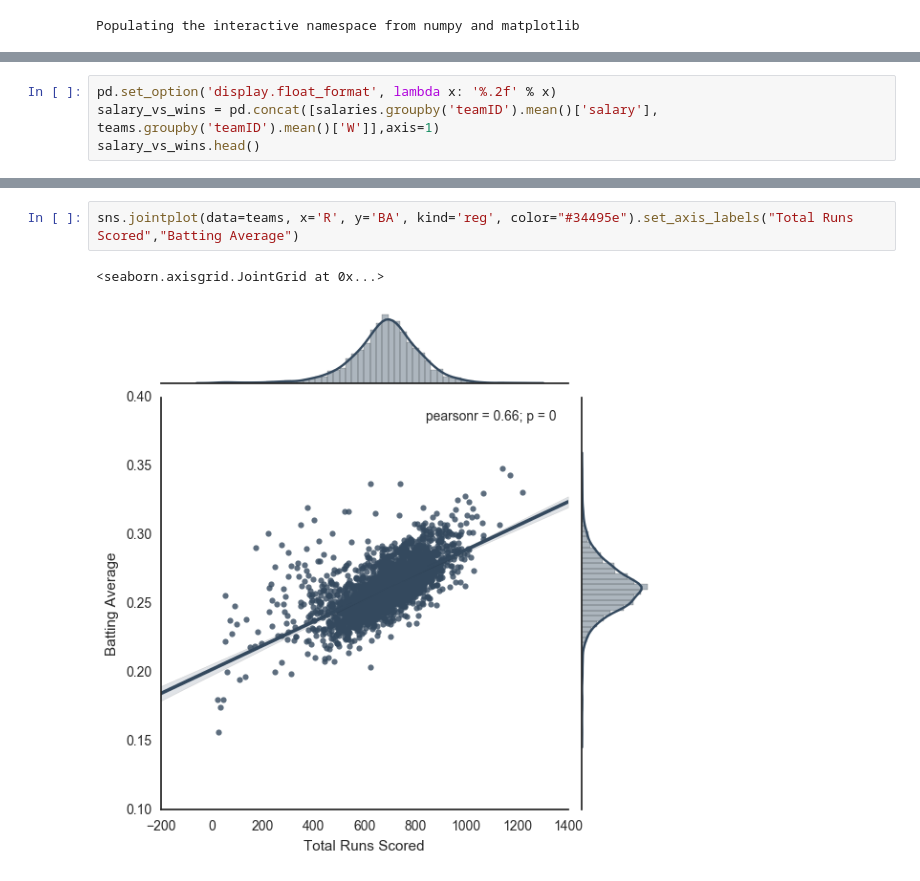
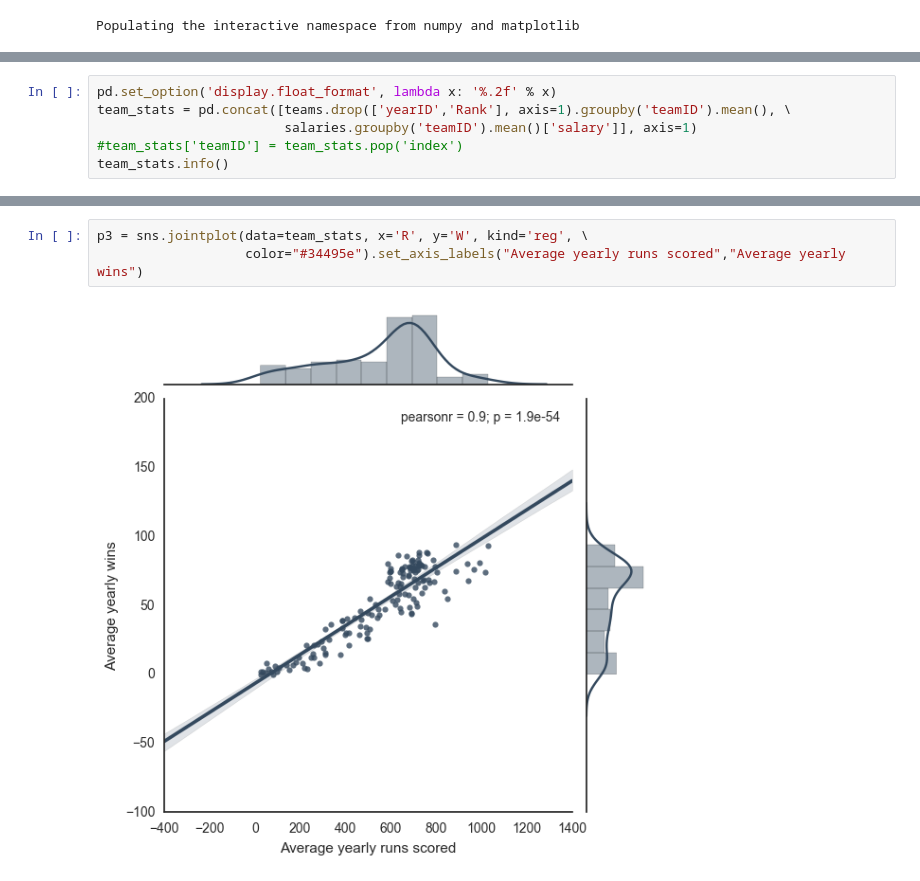
Before and after one commit to bonamprabhu/baseball-statistics, a Jupyter notebook: baseball-statistics.ipynb, the cells around one changed output, grey strips where cells are left out. Drawn from its saved outputs; the diff is of its cells as text.

```diff
--- a/baseball-statistics.ipynb
+++ b/baseball-statistics.ipynb
@@ -52,5 +54,7 @@ memory usage: 999.1+ KB
 # %%
 pd.set_option('display.float_format', lambda x: '%.2f' % x)
-salary_vs_wins = pd.concat([salaries.groupby('teamID').mean()['salary'], teams.groupby('teamID').mean()['W']],axis=1)
-salary_vs_wins.head()
+team_stats = pd.concat([teams.drop(['yearID','Rank'], axis=1).groupby('teamID').mean(), \
+                        salaries.groupby('teamID').mean()['salary']], axis=1)
+#team_stats['teamID'] = team_stats.pop('index')
+team_stats.info()
 # %% [output]
@@ -84,5 +146,5 @@ teams['BA'] = teams['H']/teams['AB']
 # %%
-sns.jointplot(data=teams, x='R', y='BA', kind='reg', color="#34495e").set_axis_labels("Total Runs Scored","Batting Average")
+p3 = sns.jointplot(data=team_stats, x='R', y='W', kind='reg', \
+                   color="#34495e").set_axis_labels("Average yearly runs scored","Average yearly wins")
 # %% [output]
-<seaborn.axisgrid.JointGrid at 0x...>
-[figure, old version]
+[figure, new version]
```
Also changed, not shown: parts of 20 cells of this notebook.
